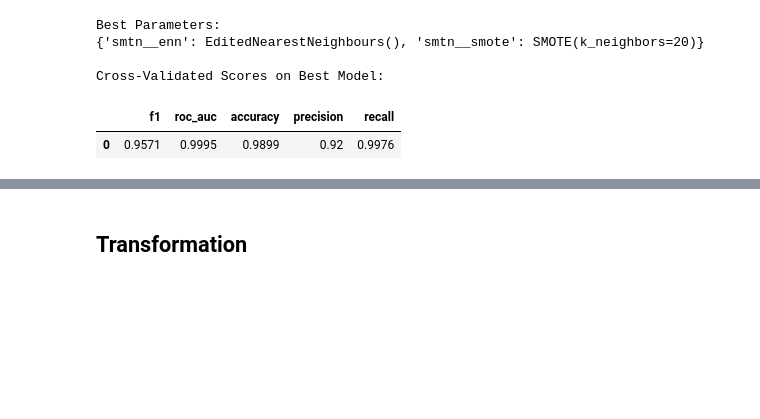
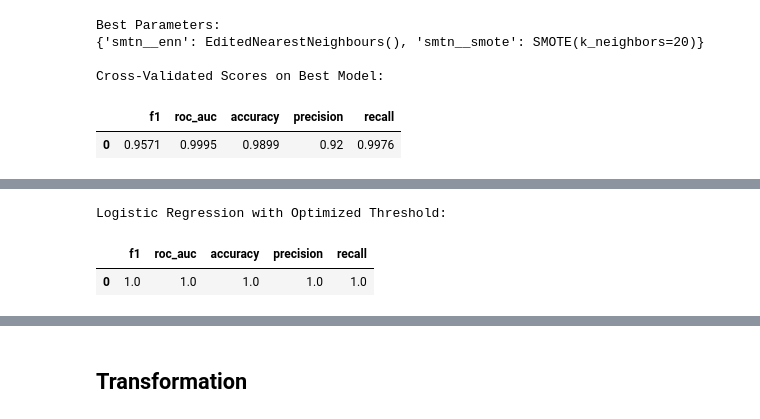
Before and after one commit to kellyshreeve/insurance, a Jupyter notebook: insurance_analysis.ipynb, the cells around one changed output, grey strips where cells are left out. Drawn from its saved outputs; the diff is of its cells as text; code cells hidden in the pictures; blank space fills up the shorter version.

```diff
--- a/insurance_analysis.ipynb
+++ b/insurance_analysis.ipynb
@@ -626,12 +654,11 @@ Cross-Validated Scores on Best Model:
 |  | f1 | roc_auc | accuracy | precision | recall |
 | 0 | 0.9571 | 0.9995 | 0.9899 | 0.92 | 0.9976 |
 # %%
-# Plot ROC AUC to determine optimal logistic regression threshold
+# Logistic regression threshold optimatiation
 
-# split into train and validate for optimization
+# split training set into train and validate for optimization
 features_train_opt, features_valid_opt, target_train_opt, target_valid_opt = train_test_split(
-    features_train, target_train_class, test_size=0.25, random_state=123
-    )
+    features_train, target_train_class, test_size=0.25, random_state=123)
 
 # scale and fit model
 logreg = LogisticRegression(random_state=123)
@@ -641,13 +668,21 @@ pipe = Pipeline([('scale', preprocessor), ('model', logreg)])
 pipe.fit(features_train_opt, target_train_opt)
 
 # extract predicted probabilities
-predictions = pipe.predict_proba(features_valid_opt)
-predictions = predictions[:, 1]
+pred_prob = pipe.predict_proba(features_valid_opt)
+pred_prob = pred_prob[:, 1]
 
-# find fpr and tpr for each threshold
-fpr, tpr, thresholds = roc_curve(target_valid_opt, predictions)
+# Threshold tuning to maximize f1 score
+thresholds = np.arange(0, 1.1, 0.01)
+f1_scores = np.zeros(len(thresholds))
 
-fpr_tpr = pd.DataFrame(data={'FPR':fpr, 'TPR':tpr, 'Thresholds':thresholds})
+for index, elem in enumerate(thresholds):
+    predictions = (pred_prob > elem).astype('int')
+    f1_scores[index] = f1_score(target_valid_opt, predictions)
 
-display(fpr_tpr)
+index = np.argmax(f1_scores)
+threshold_opt = thresholds[index]
+f1_score_opt = f1_scores[index]
+
+print(f'Optimal Threshold: {threshold_opt}')
+print(f'Optimal F1 Score: {f1_score_opt}')
 # %% [output]
@@ -685,0 +691,16 @@ plt.show()
+# %%
+# Score model based on optimal threshold
+preds_opt = (pred_prob > threshold_opt).astype('int')
+
+logreg_thres_results = pd.DataFrame(data={'f1':[f1_score(target_valid_opt, preds_opt)],
+                                          'roc_auc':[roc_auc_score(target_valid_opt, preds_opt)],
+                                          'accuracy':[accuracy_score(target_valid_opt, preds_opt)],
+                                          'precision':[precision_score(target_valid_opt, preds_opt)],
+                                          'recall':[recall_score(target_valid_opt, preds_opt)]})
+
+print('Logistic Regression with Optimized Threshold:')
+display(logreg_thres_results)
+# %% [output]
+Logistic Regression with Optimized Threshold:
+|  | f1 | roc_auc | accuracy | precision | recall |
+| 0 | 1.0 | 1.0 | 1.0 | 1.0 | 1.0 |
```
Also changed, not shown: parts of 28 cells of this notebook.
